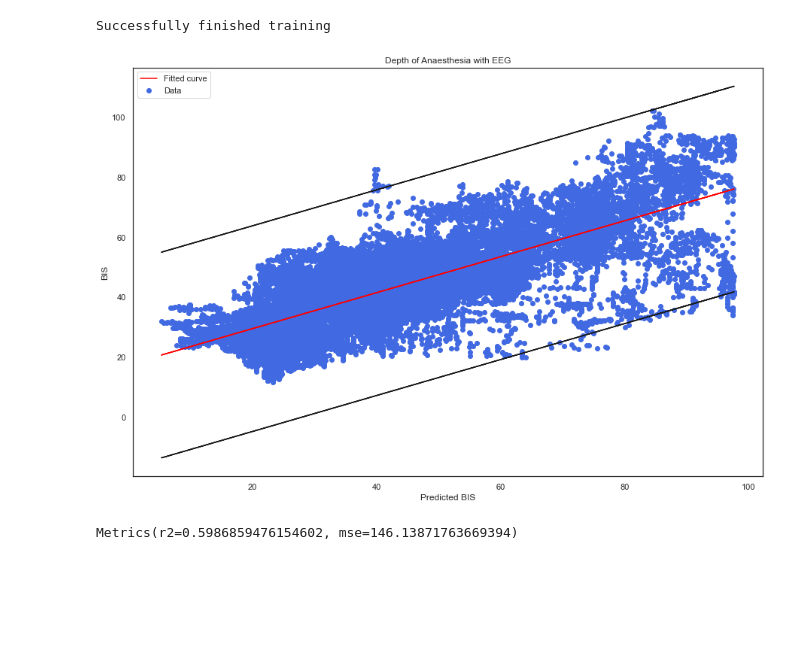
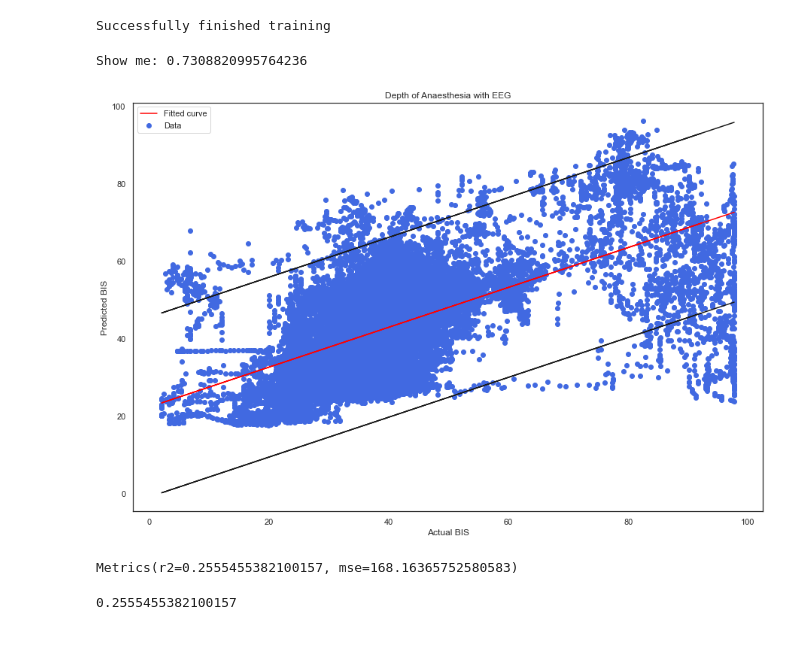
Before and after one commit to RashidCodes/EEG-Analysis, a Jupyter notebook: Research Methodology.ipynb, the cells around one changed output. Cells and saved outputs as stored; diff of their text form; code cells hidden in the pictures; blank space fills up the shorter version.

```diff
--- a/Research Methodology.ipynb
+++ b/Research Methodology.ipynb
@@ -326,7 +326,7 @@ class model:
 
 
     # Predict for training or test set
-    def predict(self, test_data, features, visualize_scatter=False, visualize_line=False, show_residual=False):
+    def predict(self, test_data, features, visualize_scatter=False, visualize_line=False, show_residual=False, save=False):
 
         if self.my_model == None:
             raise Exception("Call the fit() method to train a model")
@@ -382,6 +382,10 @@ class model:
 #             # print the r2 score
 #             print("R^2: ", r2_score(y_mean, y))
 
+        if save == True:
+            saved_predictions = pd.concat([pd.DataFrame({"Actual BIS": y}), pd.DataFrame({"Predicted BIS": y_pred})], axis=1)
+            saved_predictions.to_csv("Saved Predictions.csv")
+
 
         # Visualize after predicting
         if visualize_line == True:
@@ -405,6 +409,8 @@ class model:
             predictions = sub_lr.predict(y[:, np.newaxis])
             plt.plot(y, predictions, c='red', label='Fitted curve')
 
+
+
             # Plot the Actual and Predicted BIS
             plt.scatter(y, y_pred, c='royalblue', label='Data')
 
@@ -418,8 +424,8 @@ class model:
             plt.plot(y, lower_limit, c="k")
 
 
-            plt.xlabel("Predicted BIS")
-            plt.ylabel("BIS")
+            plt.xlabel("Actual BIS")
+            plt.ylabel("Predicted BIS")
             plt.legend(loc="upper left")
             plt.title("Depth of Anaesthesia with EEG")
             plt.show()
@@ -443,14 +449,15 @@ class model:
         return Metrics(r2, mse)
 # %%
 # Training a linear regression model on the alpha dataset
-test_model = model('lr', training_df, scale=False, verbose=True)
+test_model = model('svr', training_df, scale=False, verbose=True)
 
-test_model.fit(selected_features)
+test_model.fit(test_features_B)
 # %% [output]
 Successfully finished training
 # %%
 # Testing on the original training set
-test_model.predict(training_df, selected_features, visualize_scatter=True) # returns the r2 score
+test_model.predict(test_df, test_features_B, visualize_scatter=True, save=True) # returns the r2 score
 # %% [output]
+Show me: 0.7308820995764236
-[figure, old version]
+[figure, new version]
-Metrics(r2=0.5986859476154602, mse=146.13871763669394)
+Metrics(r2=0.2555455382100157, mse=168.16365752580583)
@@ -457,3 +466,7 @@ Metrics(r2=0.5986859476154602, mse=146.13871763669394)
+# %%
+r2_score(data["Actual BIS"], data["Predicted BIS"])
+# %% [output]
+0.2555455382100157
 # %% [markdown]
 <br/>
 # %%
```
Also changed, not shown: parts of 2 cells of this notebook, 2 other files.
